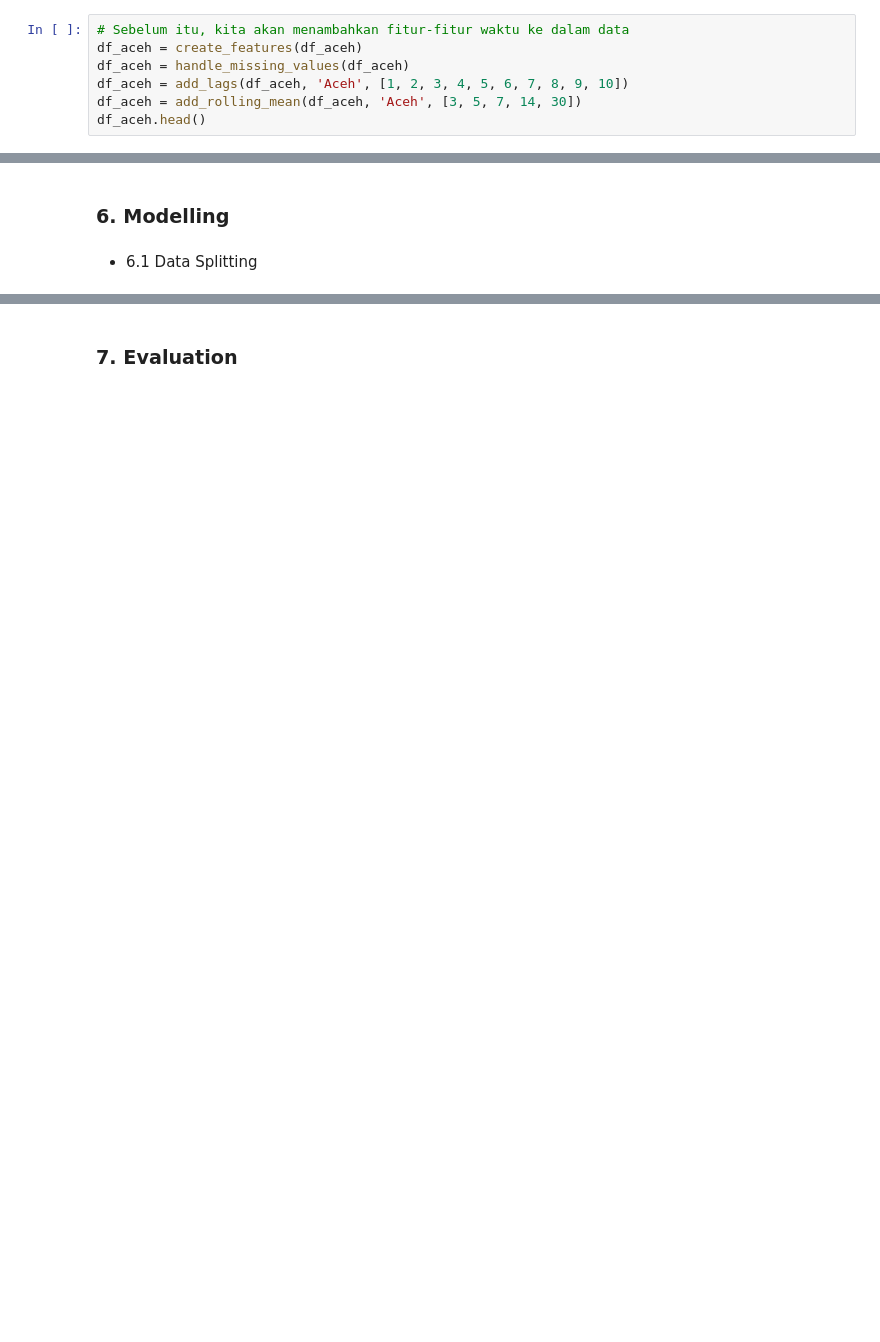
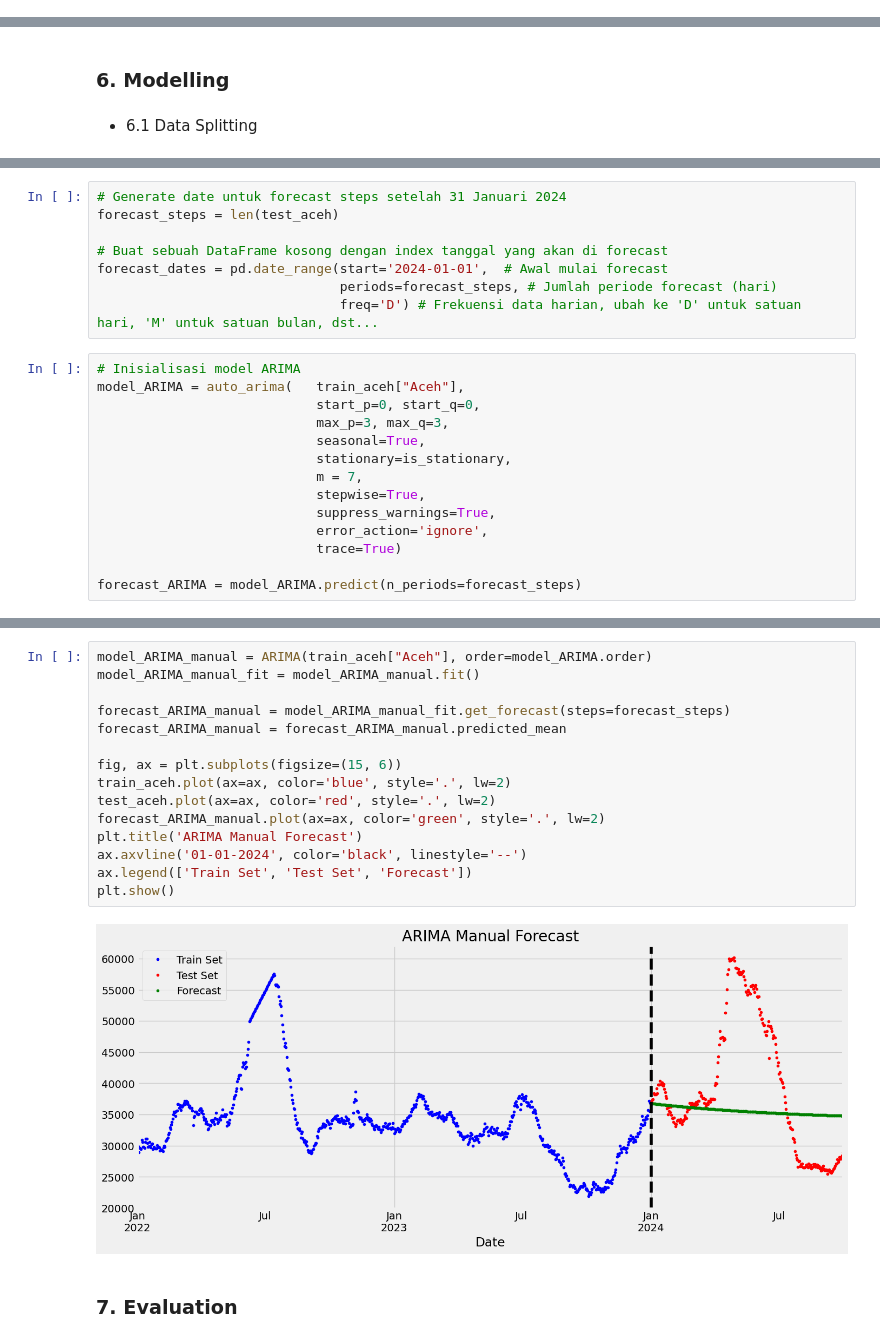
Before and after one commit to williamtheodoruswijaya/Arkavidia-9, a Jupyter notebook: Arkavidia9_Datavidia_Supercalifragilisticexpialidocious.ipynb, the cells around one changed output, grey strips where cells are left out. Saved outputs shown, nothing was run; the diff lists cells and outputs as text; blank space fills up the shorter version.

```diff
--- a/Arkavidia9_Datavidia_Supercalifragilisticexpialidocious.ipynb
+++ b/Arkavidia9_Datavidia_Supercalifragilisticexpialidocious.ipynb
@@ -238,7 +234,0 @@ plt.show()
-# %%
-# Sebelum itu, kita akan menambahkan fitur-fitur waktu ke dalam data
-df_aceh = create_features(df_aceh)
-df_aceh = handle_missing_values(df_aceh)
-df_aceh = add_lags(df_aceh, 'Aceh', [1, 2, 3, 4, 5, 6, 7, 8, 9, 10])
-df_aceh = add_rolling_mean(df_aceh, 'Aceh', [3, 5, 7, 14, 30])
-df_aceh.head()
@@ -328,0 +257,22 @@ plt.show()
+# %%
+# Generate date untuk forecast steps setelah 31 Januari 2024
+forecast_steps = len(test_aceh)
+
+# Buat sebuah DataFrame kosong dengan index tanggal yang akan di forecast
+forecast_dates = pd.date_range(start='2024-01-01',  # Awal mulai forecast
+                               periods=forecast_steps, # Jumlah periode forecast (hari)
+                               freq='D') # Frekuensi data harian, ubah ke 'D' untuk satuan hari, 'M' untuk satuan bulan, dst...
+# %%
+# Inisialisasi model ARIMA
+model_ARIMA = auto_arima(   train_aceh["Aceh"],
+                            start_p=0, start_q=0,
+                            max_p=3, max_q=3,
+                            seasonal=True,
+                            stationary=is_stationary,
+                            m = 7,
+                            stepwise=True,
+                            suppress_warnings=True,
+                            error_action='ignore',
+                            trace=True)
+
+forecast_ARIMA = model_ARIMA.predict(n_periods=forecast_steps)
@@ -329,2 +297,19 @@ plt.show()
+# %%
+model_ARIMA_manual = ARIMA(train_aceh["Aceh"], order=model_ARIMA.order)
+model_ARIMA_manual_fit = model_ARIMA_manual.fit()
+
+forecast_ARIMA_manual = model_ARIMA_manual_fit.get_forecast(steps=forecast_steps)
+forecast_ARIMA_manual = forecast_ARIMA_manual.predicted_mean
+
+fig, ax = plt.subplots(figsize=(15, 6))
+train_aceh.plot(ax=ax, color='blue', style='.', lw=2)
+test_aceh.plot(ax=ax, color='red', style='.', lw=2)
+forecast_ARIMA_manual.plot(ax=ax, color='green', style='.', lw=2)
+plt.title('ARIMA Manual Forecast')
+ax.axvline('01-01-2024', color='black', linestyle='--')
+ax.legend(['Train Set', 'Test Set', 'Forecast'])
+plt.show()
+# %% [output]
+[figure, added]
 # %% [markdown]
 ### 7. Evaluation
```
Also changed, not shown: parts of 72 cells of this notebook, 14 other files.
